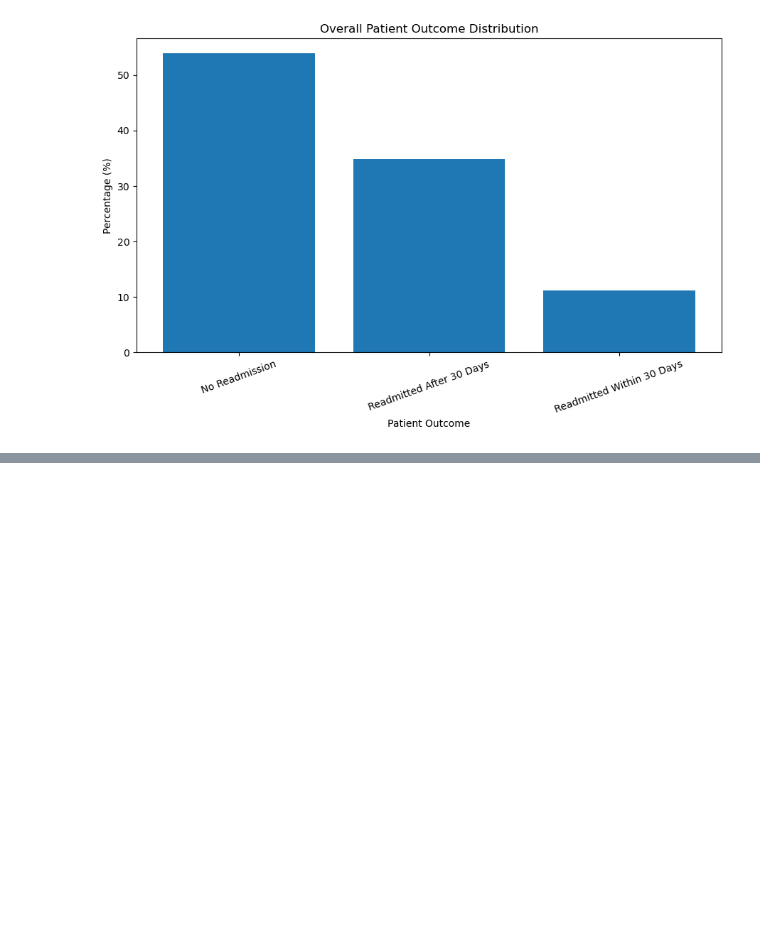
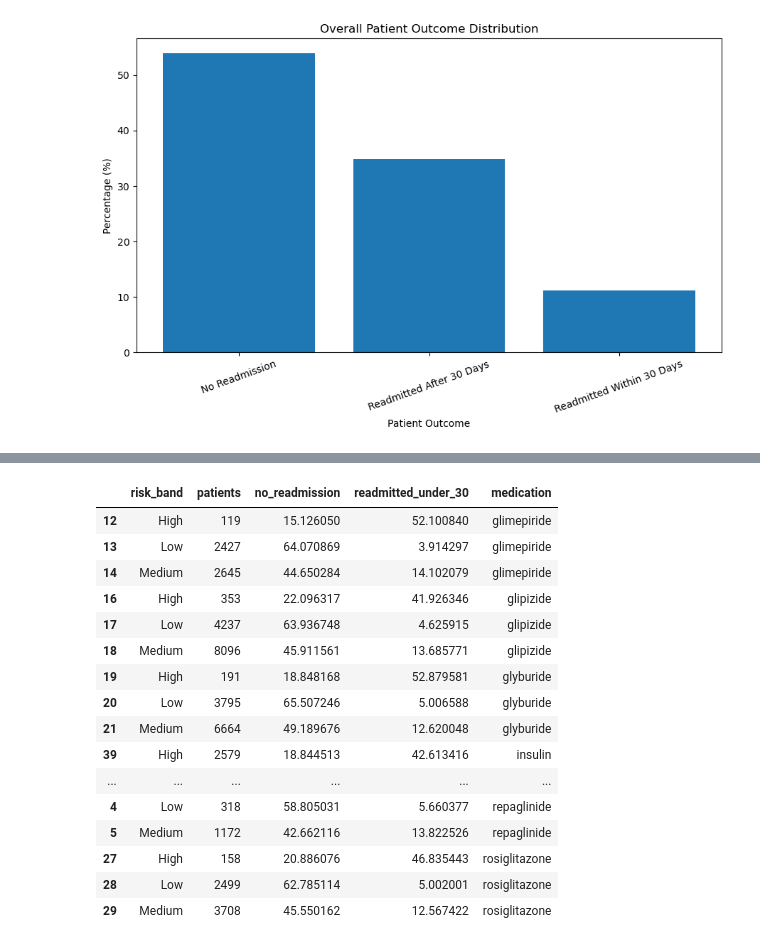
Before and after one commit to GKSJ-AI-CliniScan/HealthForecastAI, a Jupyter notebook: ml/notebooks/02-treatment-analysis.ipynb, the cells around one changed output, grey strips where cells are left out. Cells and saved outputs as stored; diff of their text form; code cells hidden in the pictures; blank space fills up the shorter version.

```diff
--- a/ml/notebooks/02-treatment-analysis.ipynb
+++ b/ml/notebooks/02-treatment-analysis.ipynb
@@ -656,0 +937,35 @@ outcome_profile
+# %%
+major_medications = [
+    "insulin",
+    "metformin",
+    "glipizide",
+    "glyburide",
+    "pioglitazone",
+    "rosiglitazone",
+    "glimepiride",
+    "repaglinide"
+]
+
+major_risk_treatment = reliable_risk_treatment[
+    reliable_risk_treatment["medication"].isin(major_medications)
+].copy()
+
+major_risk_treatment
+# %% [output]
+|  | risk_band | patients | no_readmission | readmitted_under_30 | medication |
+| 12 | High | 119 | 15.126050 | 52.100840 | glimepiride |
+| 13 | Low | 2427 | 64.070869 | 3.914297 | glimepiride |
+| 14 | Medium | 2645 | 44.650284 | 14.102079 | glimepiride |
+| 16 | High | 353 | 22.096317 | 41.926346 | glipizide |
+| 17 | Low | 4237 | 63.936748 | 4.625915 | glipizide |
+| 18 | Medium | 8096 | 45.911561 | 13.685771 | glipizide |
+| 19 | High | 191 | 18.848168 | 52.879581 | glyburide |
+| 20 | Low | 3795 | 65.507246 | 5.006588 | glyburide |
+| 21 | Medium | 6664 | 49.189676 | 12.620048 | glyburide |
+| 39 | High | 2579 | 18.844513 | 42.613416 | insulin |
+| ... | ... | ... | ... | ... | ... |
+| 4 | Low | 318 | 58.805031 | 5.660377 | repaglinide |
+| 5 | Medium | 1172 | 42.662116 | 13.822526 | repaglinide |
+| 27 | High | 158 | 20.886076 | 46.835443 | rosiglitazone |
+| 28 | Low | 2499 | 62.785114 | 5.002001 | rosiglitazone |
+| 29 | Medium | 3708 | 45.550162 | 12.567422 | rosiglitazone |
```
Also changed, not shown: parts of 15 cells of this notebook.
